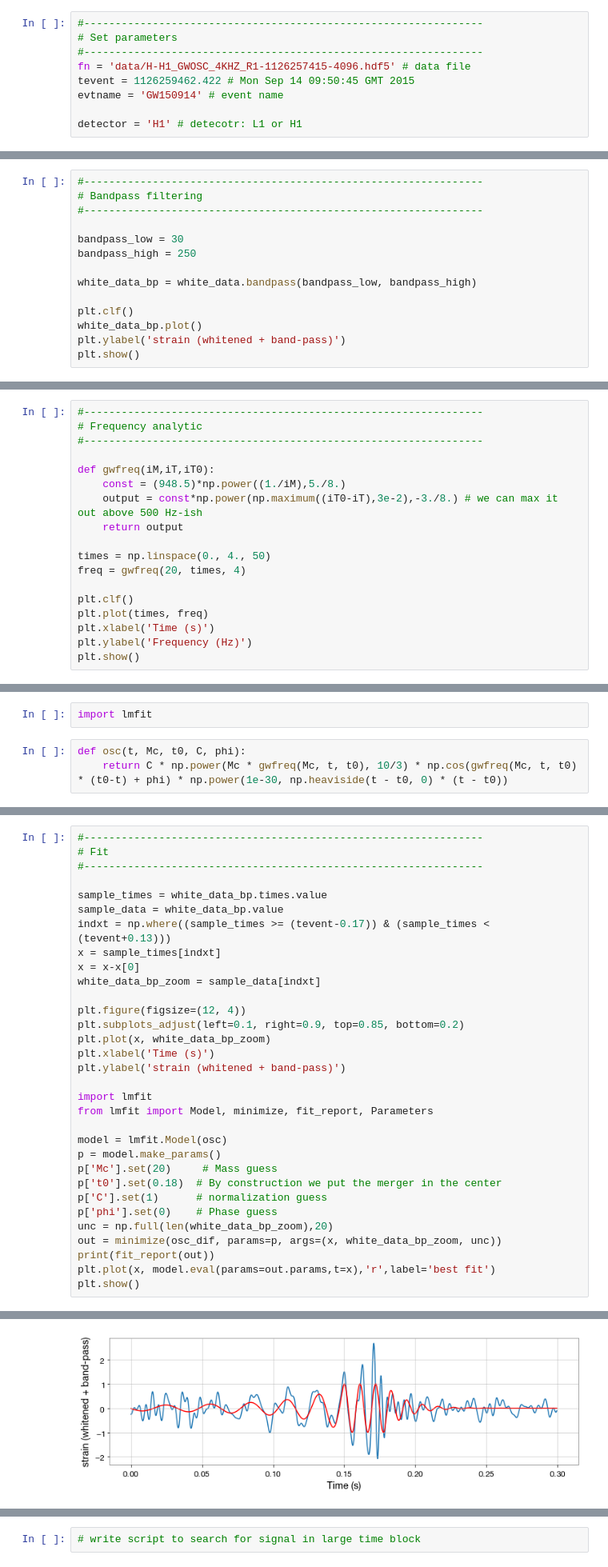
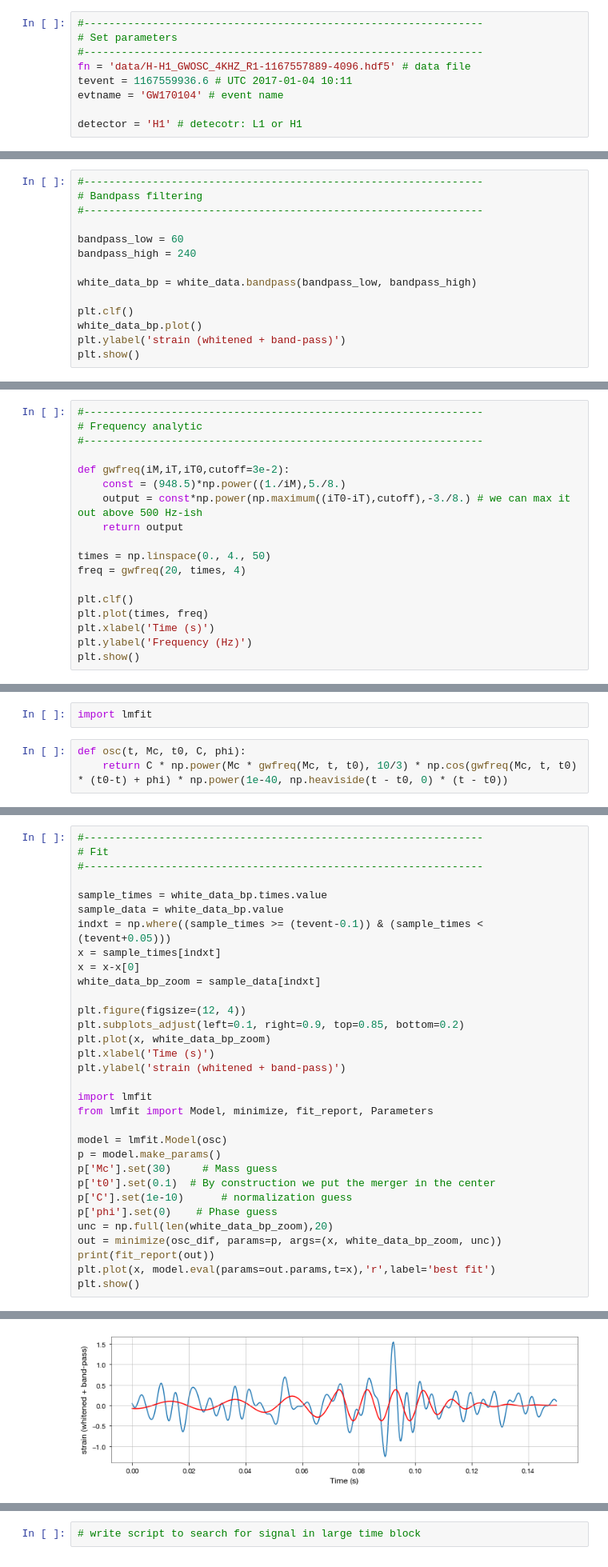
Before and after one commit to reionize/jlab, a Jupyter notebook: ligo/tutorial.ipynb, the cells around one changed output, grey strips where cells are left out. Shown: that part at 80% size. Saved outputs shown, nothing was run; the diff lists cells and outputs as text.

```diff
--- a/ligo/tutorial.ipynb
+++ b/ligo/tutorial.ipynb
@@ -13,9 +13,9 @@ import os
 #----------------------------------------------------------------
 # Set parameters
 #----------------------------------------------------------------
-fn = 'data/H-H1_GWOSC_4KHZ_R1-1126257415-4096.hdf5' # data file
-tevent = 1126259462.422 # Mon Sep 14 09:50:45 GMT 2015
-evtname = 'GW150914' # event name
+fn = 'data/H-H1_GWOSC_4KHZ_R1-1167557889-4096.hdf5' # data file
+tevent = 1167559936.6 # UTC 2017-01-04 10:11
+evtname = 'GW170104' # event name
 
 detector = 'H1' # detecotr: L1 or H1
 # %%
@@ -69,8 +69,8 @@ plt.show()
 # Bandpass filtering
 #----------------------------------------------------------------
 
-bandpass_low = 30
-bandpass_high = 250
+bandpass_low = 60
+bandpass_high = 240
 
 white_data_bp = white_data.bandpass(bandpass_low, bandpass_high)
 
@@ -112,9 +112,9 @@ plt.show()
 # Frequency analytic
 #----------------------------------------------------------------
 
-def gwfreq(iM,iT,iT0):
+def gwfreq(iM,iT,iT0,cutoff=3e-2):
     const = (948.5)*np.power((1./iM),5./8.)
-    output = const*np.power(np.maximum((iT0-iT),3e-2),-3./8.) # we can max it out above 500 Hz-ish
+    output = const*np.power(np.maximum((iT0-iT),cutoff),-3./8.) # we can max it out above 500 Hz-ish
     return output
 
 times = np.linspace(0., 4., 50)
@@ -131,4 +131,4 @@ plt.show()
 import lmfit
 # %%
 def osc(t, Mc, t0, C, phi):
-    return C * np.power(Mc * gwfreq(Mc, t, t0), 10/3) * np.cos(gwfreq(Mc, t, t0) * (t0-t) + phi) * np.power(1e-30, np.heaviside(t - t0, 0) * (t - t0))
+    return C * np.power(Mc * gwfreq(Mc, t, t0), 10/3) * np.cos(gwfreq(Mc, t, t0) * (t0-t) + phi) * np.power(1e-40, np.heaviside(t - t0, 0) * (t - t0))
@@ -158,7 +184,7 @@ def osc_dif(params, x, data, eps):
 
 sample_times = white_data_bp.times.value
 sample_data = white_data_bp.value
-indxt = np.where((sample_times >= (tevent-0.17)) & (sample_times < (tevent+0.13)))
+indxt = np.where((sample_times >= (tevent-0.1)) & (sample_times < (tevent+0.05)))
 x = sample_times[indxt]
 x = x-x[0]
 white_data_bp_zoom = sample_data[indxt]
@@ -174,9 +200,9 @@ from lmfit import Model, minimize, fit_report, Parameters
 
 model = lmfit.Model(osc)
 p = model.make_params()
-p['Mc'].set(20)     # Mass guess
-p['t0'].set(0.18)  # By construction we put the merger in the center
-p['C'].set(1)      # normalization guess
+p['Mc'].set(30)     # Mass guess
+p['t0'].set(0.1)  # By construction we put the merger in the center
+p['C'].set(1e-10)      # normalization guess
 p['phi'].set(0)    # Phase guess
 unc = np.full(len(white_data_bp_zoom),20)
 out = minimize(osc_dif, params=p, args=(x, white_data_bp_zoom, unc))
@@ -204 +230 @@ plt.show()
-[figure, old version]
+[figure, new version]
```
Also changed, not shown: parts of 15 cells of this notebook, 4 other files.
